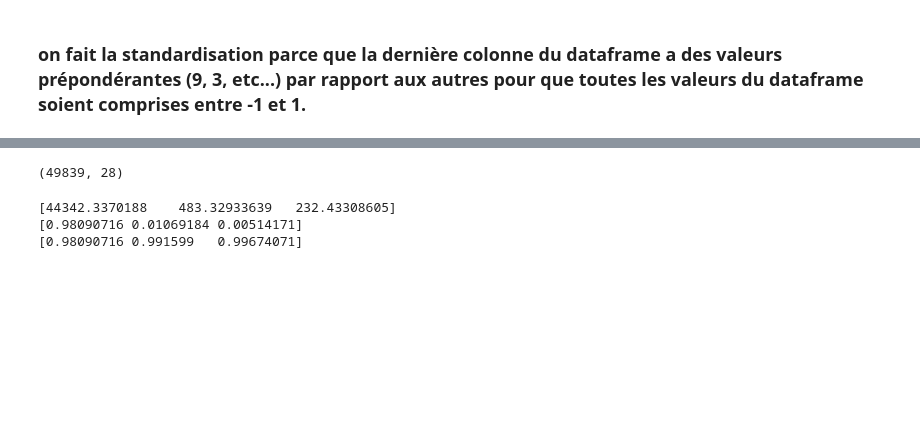
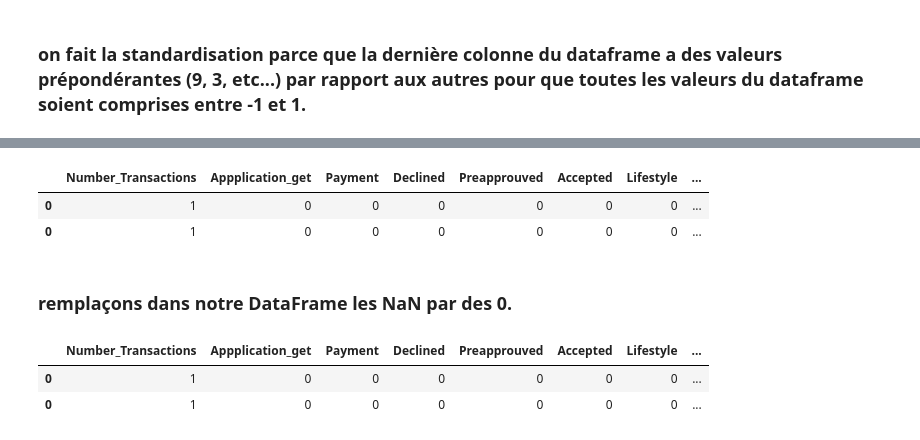
Before and after one commit to pfolaa/fraud_detection, a Jupyter notebook: fraud_detection_01.ipynb, the cells around one changed output, grey strips where cells are left out. Saved outputs shown, nothing was run; the diff lists cells and outputs as text; code cells hidden in the pictures; blank space fills up the shorter version.

```diff
--- a/fraud_detection_01.ipynb
+++ b/fraud_detection_01.ipynb
@@ -3608,0 +3699,8 @@ df_res_x_train
+# %%
+df_res_x_train.head(2)
+# %% [output]
+|  | Number_Transactions | Appplication_get | Payment | Declined | Preapprouved | Accepted | Lifestyle | ... |
+| 0 | 1 | 0 | 0 | 0 | 0 | 0 | 0 | ... |
+| 0 | 1 | 0 | 0 | 0 | 0 | 0 | 0 | ... |
+# %% [markdown]
+### remplaçons dans notre DataFrame les NaN par des 0.
@@ -3609,3 +3709,9 @@ df_res_x_train
+# %%
+df_res_x_train.head(2)
+# %% [output]
+|  | Number_Transactions | Appplication_get | Payment | Declined | Preapprouved | Accepted | Lifestyle | ... |
+| 0 | 1 | 0 | 0 | 0 | 0 | 0 | 0 | ... |
+| 0 | 1 | 0 | 0 | 0 | 0 | 0 | 0 | ... |
 # %%
 # convertir ce dataframe en liste pour la passer au standardscaler
 list_df_x_train = df_res_x_train.values.tolist()
@@ -3616,21 +3717,0 @@ Scaled_data = StandardScaler().fit_transform(list_df_x_train)
-# %%
-Scaled_data.shape
-# %% [output]
-(49839, 28)
-# %%
-import numpy as np
-from sklearn.decomposition import PCA
-
-np.random.seed(0)
-
-
-my_model = PCA(n_components=3)
-my_model.fit_transform(list_df_x_train)
-
-print(my_model.explained_variance_)
-print(my_model.explained_variance_ratio_)
-print(my_model.explained_variance_ratio_.cumsum())
-# %% [output]
-[44342.3370188    483.32933639   232.43308605]
-[0.98090716 0.01069184 0.00514171]
-[0.98090716 0.991599   0.99674071]
```
Also changed, not shown: parts of 75 cells of this notebook.
